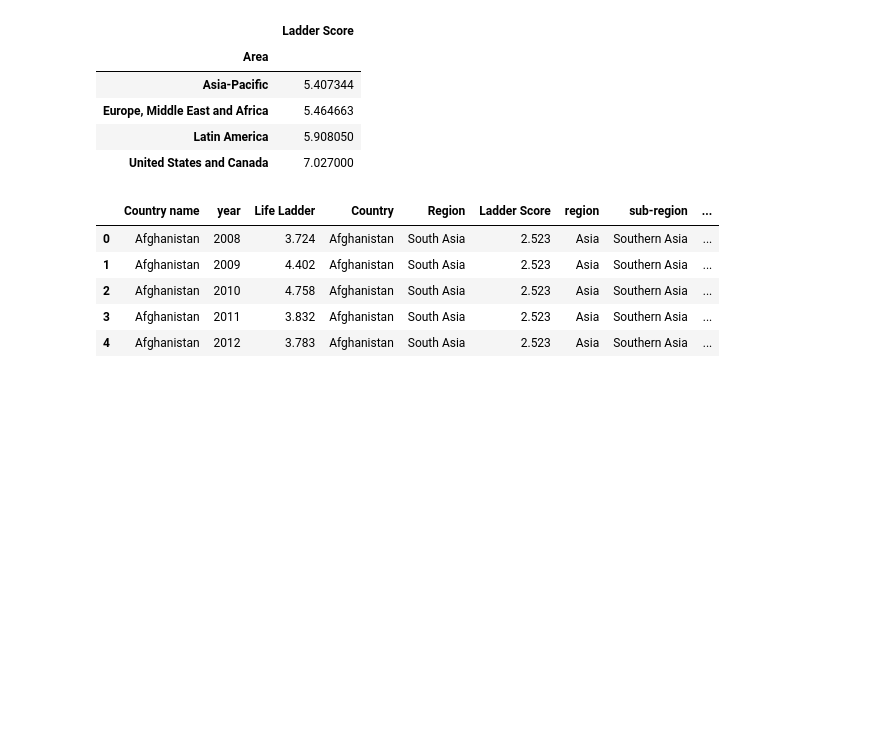
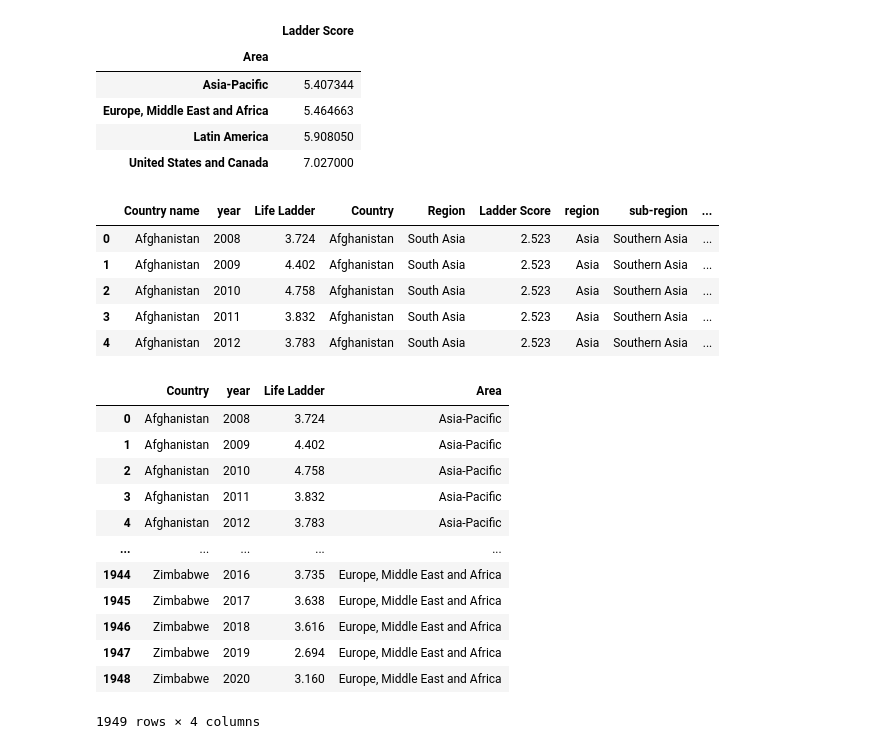
Before and after one commit to adamholcomb/Python-Media-Happiness-Analysis, a Jupyter notebook: HappinessIndex-KF.ipynb, the cells around one changed output. Cells and saved outputs as stored; diff of their text form; code cells hidden in the pictures; blank space fills up the shorter version.

Commit message:
Dropping columns

```diff
--- a/HappinessIndex-KF.ipynb
+++ b/HappinessIndex-KF.ipynb
@@ -322,6 +322,26 @@ world_happiness_report_t.head()
 | 2 | Afghanistan | 2010 | 4.758 | Afghanistan | South Asia | 2.523 | Asia | Southern Asia | ... |
 | 3 | Afghanistan | 2011 | 3.832 | Afghanistan | South Asia | 2.523 | Asia | Southern Asia | ... |
 | 4 | Afghanistan | 2012 | 3.783 | Afghanistan | South Asia | 2.523 | Asia | Southern Asia | ... |
+# %%
+world_happiness_report_t.drop(['Country','sub-region','Region', 'Ladder Score', 'region', 'intermediate-region'], axis = 1, inplace = True)
+# %%
+world_happiness_report_t.rename(columns={'Country name':'Country'}, inplace=True)
+frame = frame[['', ' ']]
+world_happiness_report_t.head()
+# %% [output]
+|  | Country | year | Life Ladder | Area |
+| 0 | Afghanistan | 2008 | 3.724 | Asia-Pacific |
+| 1 | Afghanistan | 2009 | 4.402 | Asia-Pacific |
+| 2 | Afghanistan | 2010 | 4.758 | Asia-Pacific |
+| 3 | Afghanistan | 2011 | 3.832 | Asia-Pacific |
+| 4 | Afghanistan | 2012 | 3.783 | Asia-Pacific |
+| ... | ... | ... | ... | ... |
+| 1944 | Zimbabwe | 2016 | 3.735 | Europe, Middle East and Africa |
+| 1945 | Zimbabwe | 2017 | 3.638 | Europe, Middle East and Africa |
+| 1946 | Zimbabwe | 2018 | 3.616 | Europe, Middle East and Africa |
+| 1947 | Zimbabwe | 2019 | 2.694 | Europe, Middle East and Africa |
+| 1948 | Zimbabwe | 2020 | 3.160 | Europe, Middle East and Africa |
+1949 rows × 4 columns
 # %%
 # # Output
 # world_happiness_report_t.to_csv('/Users/karlaflores/Desktop/List.csv', index=False, header=True)
```
